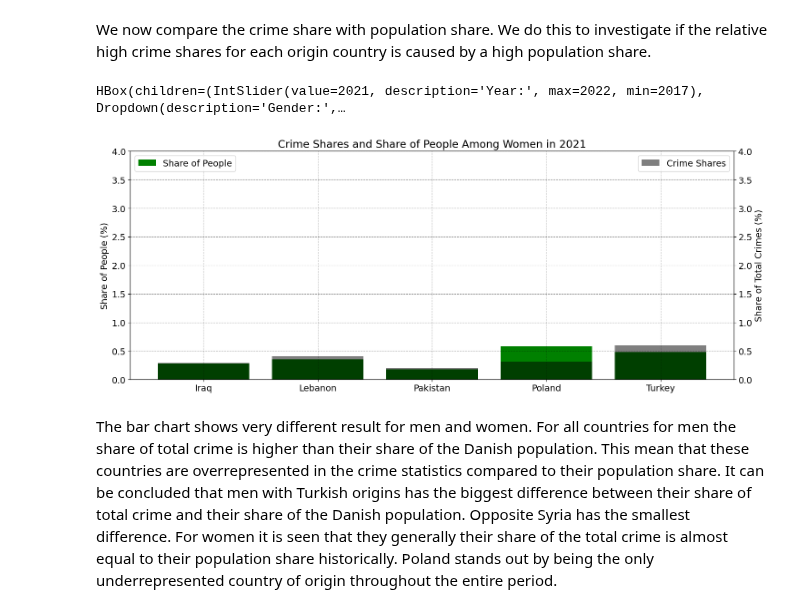
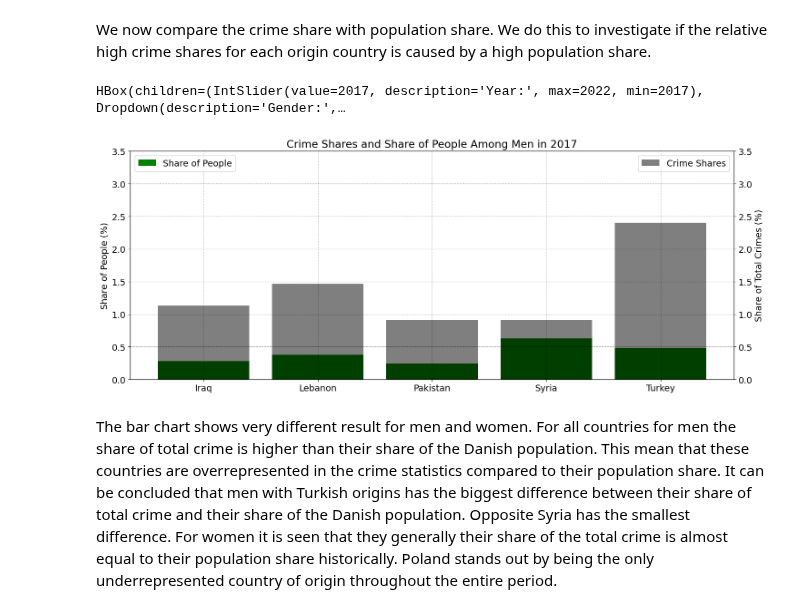
Before and after one commit to NumEconCopenhagen/projects-2024-malik-og-mads, a Jupyter notebook: dataproject/dataproject.ipynb, the cells around one changed output. Cells and saved outputs as stored; diff of their text form; code cells hidden in the pictures.

```diff
--- a/dataproject/dataproject.ipynb
+++ b/dataproject/dataproject.ipynb
@@ -349,16 +343,10 @@ For women the highest population share has origins from Poland of the 5 selected
 # %% [markdown]
 We now compare the crime share with population share. We do this to investigate if the relative high crime shares for each origin country is caused by a high population share.
 # %%
-import matplotlib.pyplot as plt
-import pandas as pd
-import numpy as np
-import ipywidgets as widgets
-from IPython.display import display, clear_output
-
 def plot_comparison(year, gender):
     fig, ax1 = plt.subplots(figsize=(15, 6))
 
-    # Define countries based on gender
+    # Again defining contires based on gender
     if gender == 'Men':
         countries_of_interest = ['Turkey', 'Pakistan', 'Iraq', 'Syria', 'Lebanon']
     elif gender == 'Women':
@@ -368,7 +356,7 @@ def plot_comparison(year, gender):
     plot_people_shares(year, gender, ax1, countries_of_interest)
     plt.title(f'Crime Shares and Share of People Among {gender} in {year}')
 
-    # Create a secondary y-axis for crime shares
+    # Secondary y-axis for crime shares
     ax2 = ax1.twinx()
 
     # Plotting crime shares on secondary y-axis
@@ -382,49 +370,46 @@ def plot_crime_shares(gender, year, ax, countries_of_interest):
     filtered_data = inc_api[(inc_api['KOEN'] == gender) & (inc_api['TID'] == year) & (inc_api['IELAND'].isin(countries_of_interest))].copy()
 
     if total_crimes_year > 0:
-        # Use .loc to avoid SettingWithCopyWarning
         filtered_data.loc[:, 'Share'] = filtered_data['INDHOLD'] / total_crimes_year * 100
         filtered_data = filtered_data.sort_values(by='IELAND')
         ax.bar(filtered_data['IELAND'], filtered_data['Share'], label='Crime Shares', alpha=0.5, color='black')
         ax.set_ylabel('Share of Total Crimes (%)')
         ax.tick_params(axis='x', rotation=45)
-        ax.set_ylim(0, 4)
+        ax.set_ylim(0, 3.5)
         ax.legend(loc='upper right')
 
 
 def plot_people_shares(year, gender, ax, countries_of_interest):
     filtered_data = oprindelse_api[(oprindelse_api['TID'] == year) & (oprindelse_api['KØN'] == gender) & (oprindelse_api['IELAND'].isin(countries_of_interest))].copy()
 
     total_people = filtered_data['INDHOLD'].sum()
     if total_people > 0:
-        # Use .loc to avoid SettingWithCopyWarning
         filtered_data.loc[:, 'Share'] = filtered_data['INDHOLD'] / total_people * 100
         filtered_data = filtered_data.sort_values(by='IELAND')
         ax.bar(filtered_data['IELAND'], filtered_data['Share'], label='Share of People', alpha=1, color='green')
         ax.set_ylabel('Share of People (%)')
-        ax.set_ylim(0, 4)
+        ax.set_ylim(0, 3.5)
         ax.legend(loc='upper left')
 
 
 def on_controls_change(change):
     clear_output(wait=True)
     display(widgets.HBox([year_slider, gender_dropdown]))
     plot_comparison(year_slider.value, gender_dropdown.value)
 
-# Create interactive widgets
+# Interactive widgets is again created
 year_slider = widgets.IntSlider(min=2017, max=2022, step=1, description='Year:', value=2017)
 gender_dropdown = widgets.Dropdown(options=['Men', 'Women'], description='Gender:', value='Men')
 
-# Setup observation of widget changes
 year_slider.observe(on_controls_change, names='value')
 gender_dropdown.observe(on_controls_change, names='value')
 
-# Initial display of widgets and plot
+# Displaying
 display(widgets.HBox([year_slider, gender_dropdown]))
 plot_comparison(year_slider.value, gender_dropdown.value)
 # %% [output]
-HBox(children=(IntSlider(value=2021, description='Year:', max=2022, min=2017), Dropdown(description='Gender:',…
+HBox(children=(IntSlider(value=2017, description='Year:', max=2022, min=2017), Dropdown(description='Gender:',…
-[figure, old version]
+[figure, new version]
 # %% [markdown]
 The bar chart shows very different result for men and women. For all countries for men the share of total crime is higher than their share of the Danish population. This mean that these countries are overrepresented in the crime statistics compared to their population share. It can be concluded that men with Turkish origins has the biggest difference between their share of total crime and their share of the Danish population. Opposite Syria has the smallest difference.
 For women it is seen that they generally their share of the total crime is almost equal to their population share historically. Poland stands out by being the only underrepresented country of origin throughout the entire period.
```
Also changed, not shown: parts of 7 cells of this notebook.
